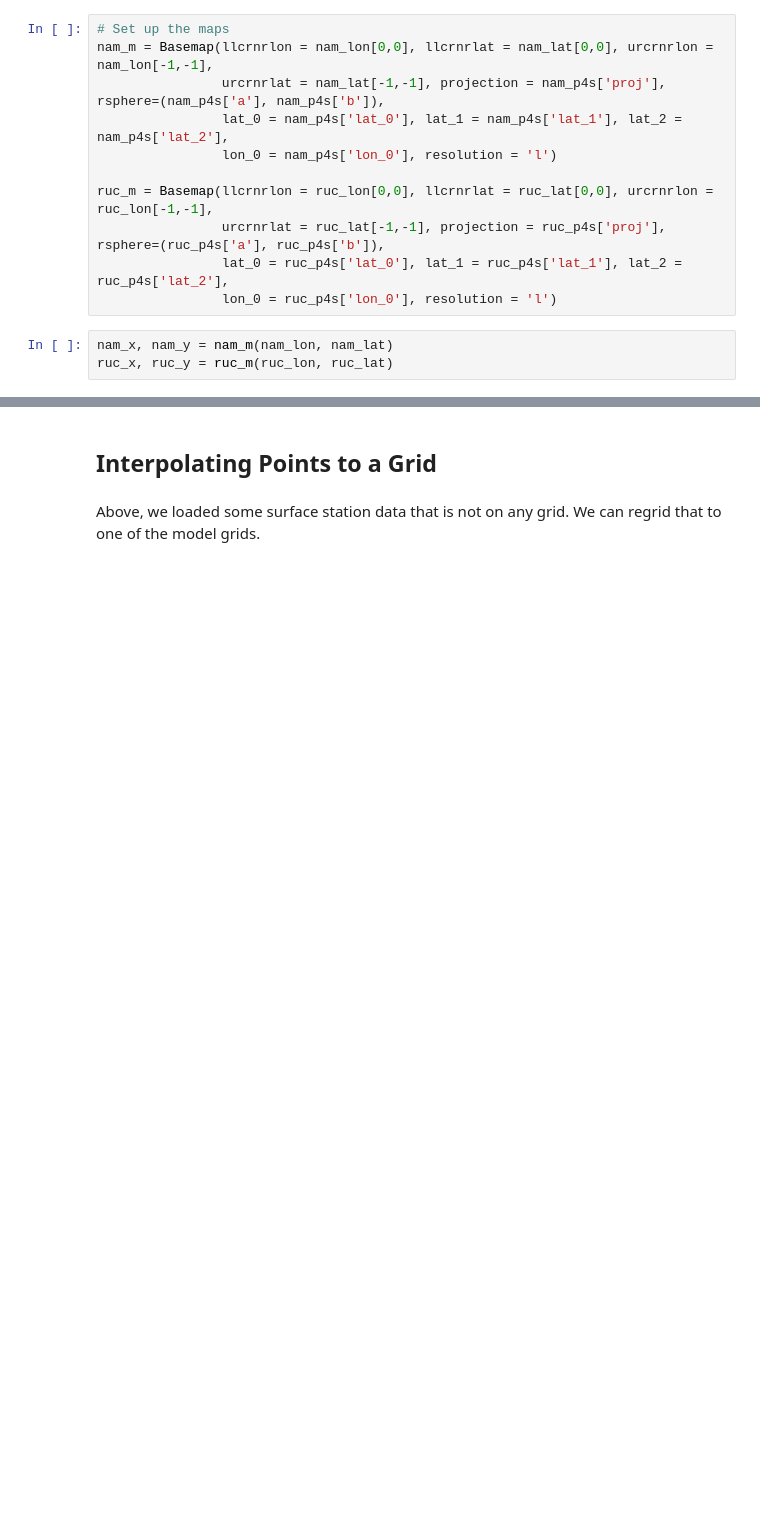
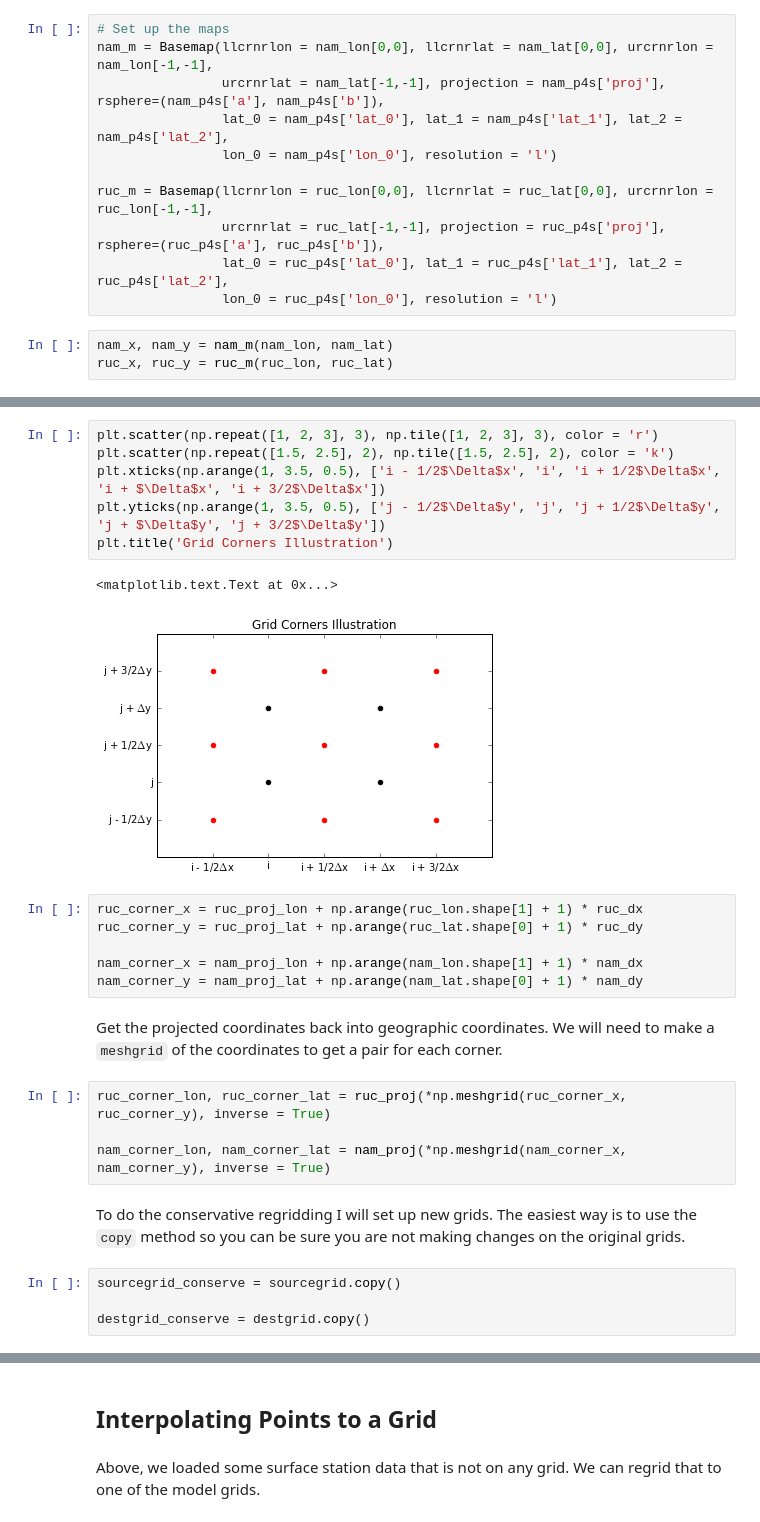
Before and after one commit to nawendt/esmpy-tutorial, a Jupyter notebook: esmpy_tutorial.ipynb, the cells around one changed output, grey strips where cells are left out. Saved outputs shown, nothing was run; the diff lists cells and outputs as text; blank space fills up the shorter version.

```diff
--- a/esmpy_tutorial.ipynb
+++ b/esmpy_tutorial.ipynb
@@ -142,0 +191,27 @@ rcb.set_label('DWPT [C]')
+# %%
+plt.scatter(np.repeat([1, 2, 3], 3), np.tile([1, 2, 3], 3), color = 'r')
+plt.scatter(np.repeat([1.5, 2.5], 2), np.tile([1.5, 2.5], 2), color = 'k')
+plt.xticks(np.arange(1, 3.5, 0.5), ['i - 1/2$\Delta$x', 'i', 'i + 1/2$\Delta$x', 'i + $\Delta$x', 'i + 3/2$\Delta$x'])
+plt.yticks(np.arange(1, 3.5, 0.5), ['j - 1/2$\Delta$y', 'j', 'j + 1/2$\Delta$y', 'j + $\Delta$y', 'j + 3/2$\Delta$y'])
+plt.title('Grid Corners Illustration')
+# %% [output]
+<matplotlib.text.Text at 0x...>
+[figure, added]
+# %%
+ruc_corner_x = ruc_proj_lon + np.arange(ruc_lon.shape[1] + 1) * ruc_dx
+ruc_corner_y = ruc_proj_lat + np.arange(ruc_lat.shape[0] + 1) * ruc_dy
+
+nam_corner_x = nam_proj_lon + np.arange(nam_lon.shape[1] + 1) * nam_dx
+nam_corner_y = nam_proj_lat + np.arange(nam_lat.shape[0] + 1) * nam_dy
+# %% [markdown]
+Get the projected coordinates back into geographic coordinates. We will need to make a `meshgrid` of the coordinates to get a pair for each corner.
+# %%
+ruc_corner_lon, ruc_corner_lat = ruc_proj(*np.meshgrid(ruc_corner_x, ruc_corner_y), inverse = True)
+
+nam_corner_lon, nam_corner_lat = nam_proj(*np.meshgrid(nam_corner_x, nam_corner_y), inverse = True)
+# %% [markdown]
+To do the conservative regridding I will set up new grids. The easiest way is to use the `copy` method so you can be sure you are not making changes on the original grids.
+# %%
+sourcegrid_conserve = sourcegrid.copy()
+
+destgrid_conserve = destgrid.copy()
```
Also changed, not shown: parts of 47 cells of this notebook.
